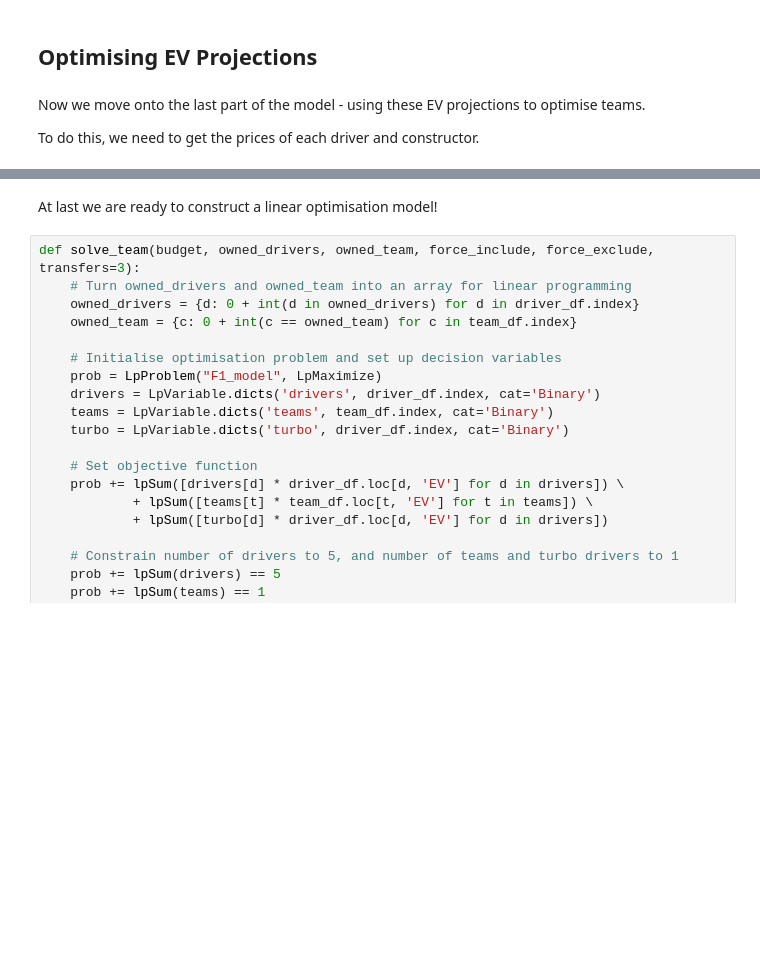
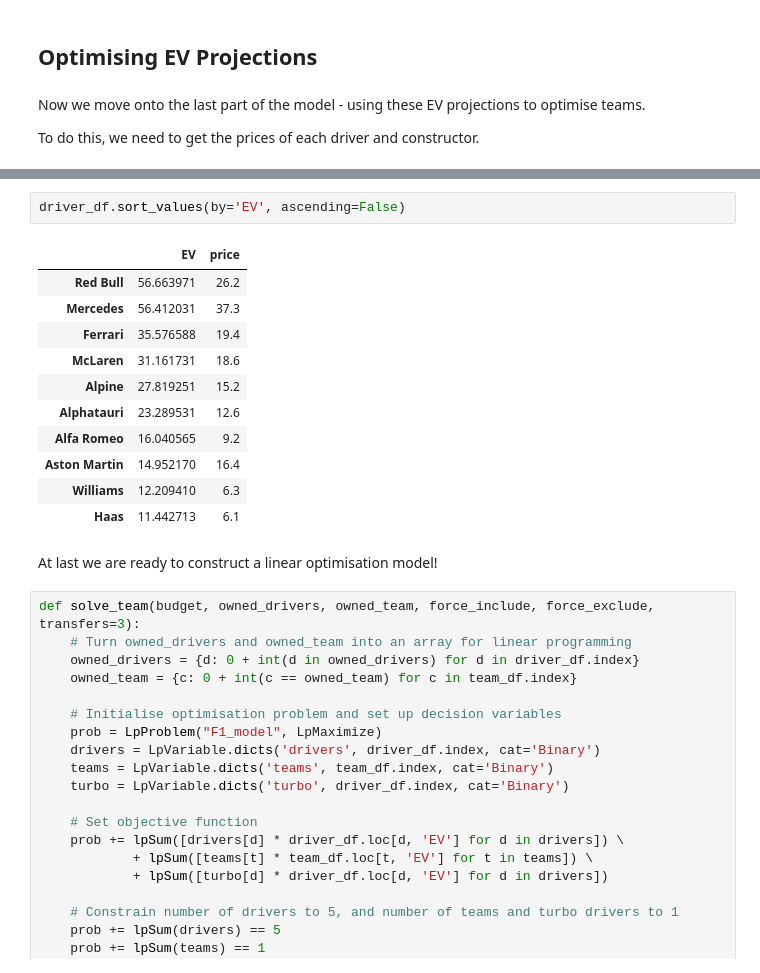
Before and after one commit to harryrgrove/F1_model, a Jupyter notebook: model.ipynb, the cells around one changed output, grey strips where cells are left out. Saved outputs shown, nothing was run; the diff lists cells and outputs as text; blank space fills up the shorter version.

Commit message:
Update prices before French GP

```diff
--- a/model.ipynb
+++ b/model.ipynb
@@ -636,6 +636,20 @@ pd.concat([team_df.sort_values(by='EV', ascending=False), driver_df.sort_values(
 | Latifi | 3.723819 | 6.4 |
 | Schumacher | 3.352492 | 5.8 |
 | Mazepin | 2.228400 | 5.3 |
+# %%
+driver_df.sort_values(by='EV', ascending=False)
+# %% [output]
+|  | EV | price |
+| Red Bull | 56.663971 | 26.2 |
+| Mercedes | 56.412031 | 37.3 |
+| Ferrari | 35.576588 | 19.4 |
+| McLaren | 31.161731 | 18.6 |
+| Alpine | 27.819251 | 15.2 |
+| Alphatauri | 23.289531 | 12.6 |
+| Alfa Romeo | 16.040565 | 9.2 |
+| Aston Martin | 14.952170 | 16.4 |
+| Williams | 12.209410 | 6.3 |
+| Haas | 11.442713 | 6.1 |
 # %% [markdown]
 At last we are ready to construct a linear optimisation model!
 # %%
```
Also changed, not shown: parts of 2 cells of this notebook.
